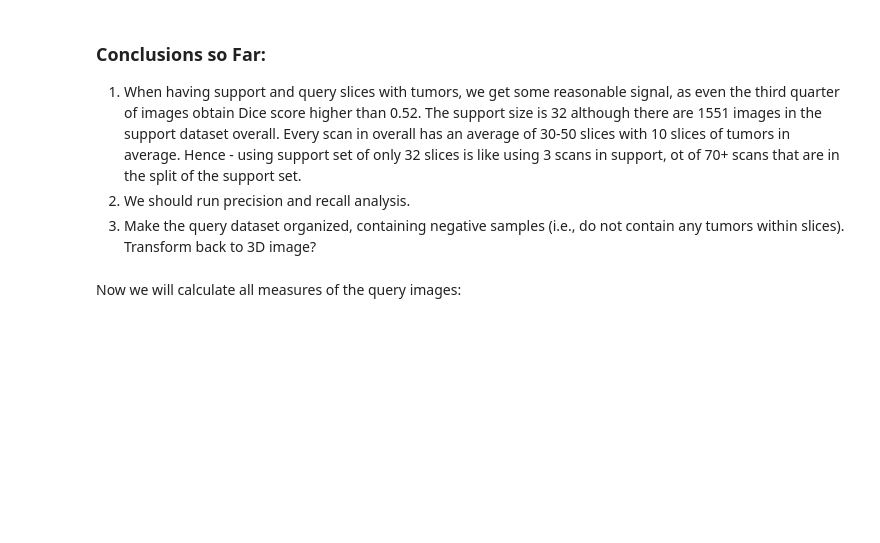
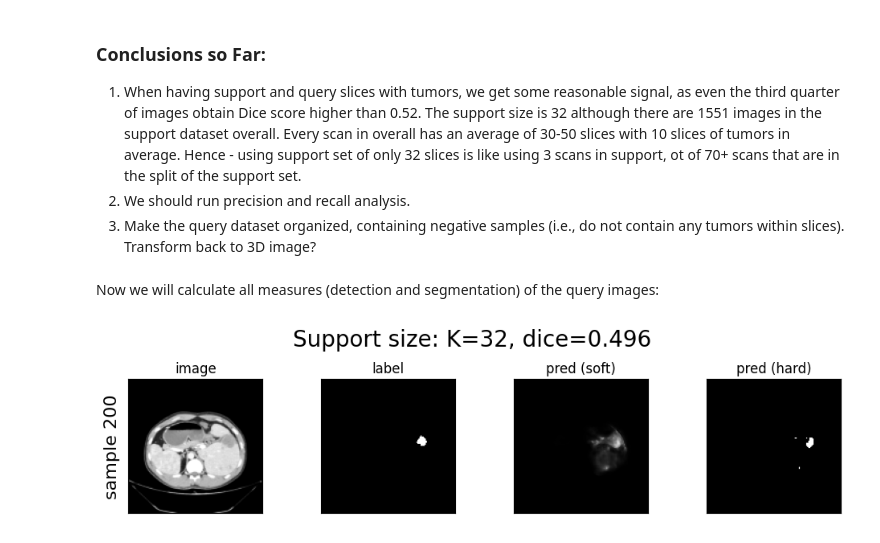
Before and after one commit to alinaryabtsev/FewShotLearning, a Jupyter notebook: test_modules/universeg_test.ipynb, the cells around one changed output. Saved outputs shown, nothing was run; the diff lists cells and outputs as text; code cells hidden in the pictures; blank space fills up the shorter version.

```diff
--- a/test_modules/universeg_test.ipynb
+++ b/test_modules/universeg_test.ipynb
@@ -511,4 +519,16 @@ dtype: float64
 2. We should run precision and recall analysis.
 3. Make the query dataset organized, containing negative samples (i.e., do not contain any tumors within slices). Transform back to 3D image?
 # %% [markdown]
-Now we will calculate all measures of the query images:
+Now we will calculate all measures (detection and segmentation) of the query images:
+# %%
+image_p = results["Image"][200]
+label_p = results['Ground Truth'][200]
+pred_p = results["Soft Prediction"][200]
+hard_pred_p = results["Prediction"][200]
+dice = scores[200]
+# %%
+res_p = {f'sample {200}': [image_p, label_p, pred_p, hard_pred_p]}
+titles = col_names = ['image', 'label', 'pred (soft)', 'pred (hard)']
+visualize_tensors(res_p, col_wrap=4, title=f"Support size: K={K}, dice={dice}", col_names=titles)
+# %% [output]
+[figure, added]
```
Also changed, not shown: parts of 16 cells of this notebook.
